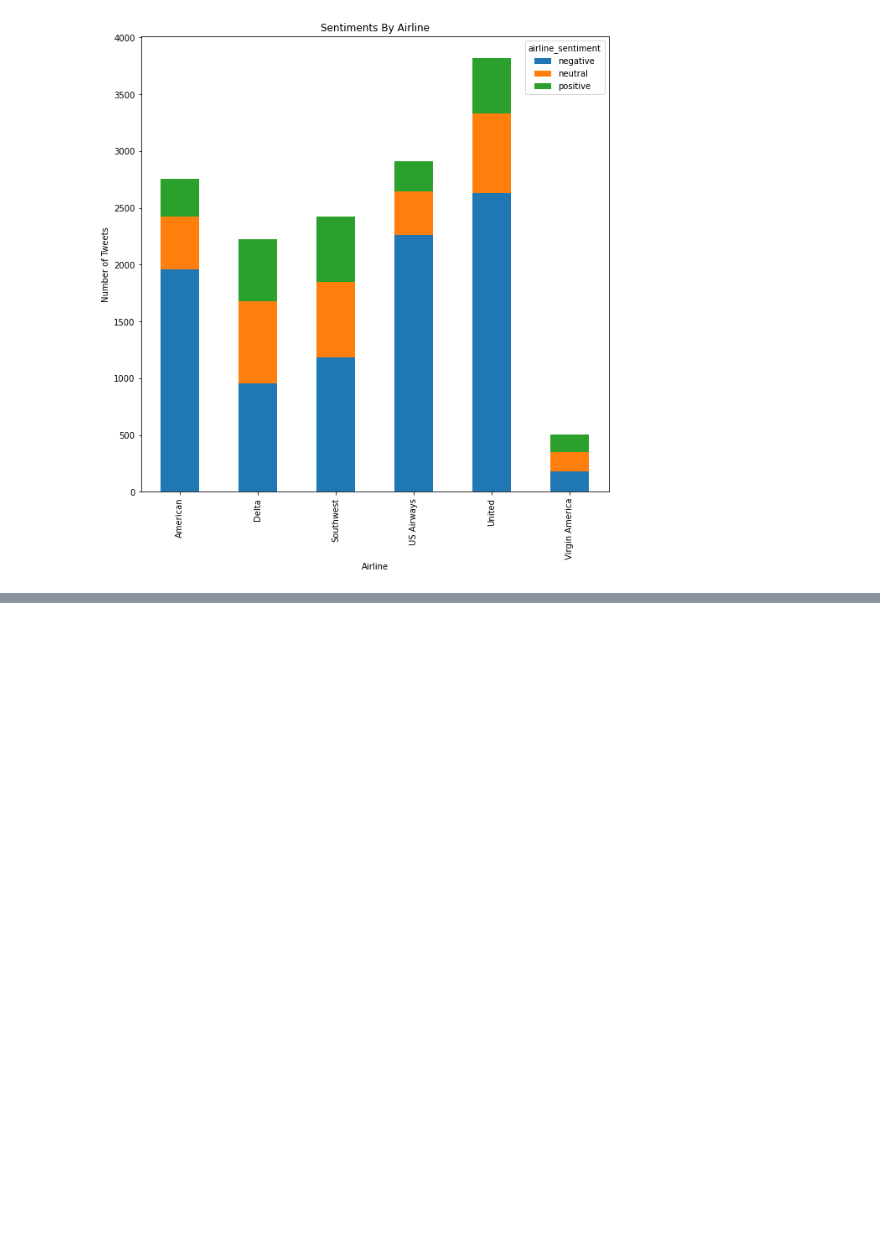
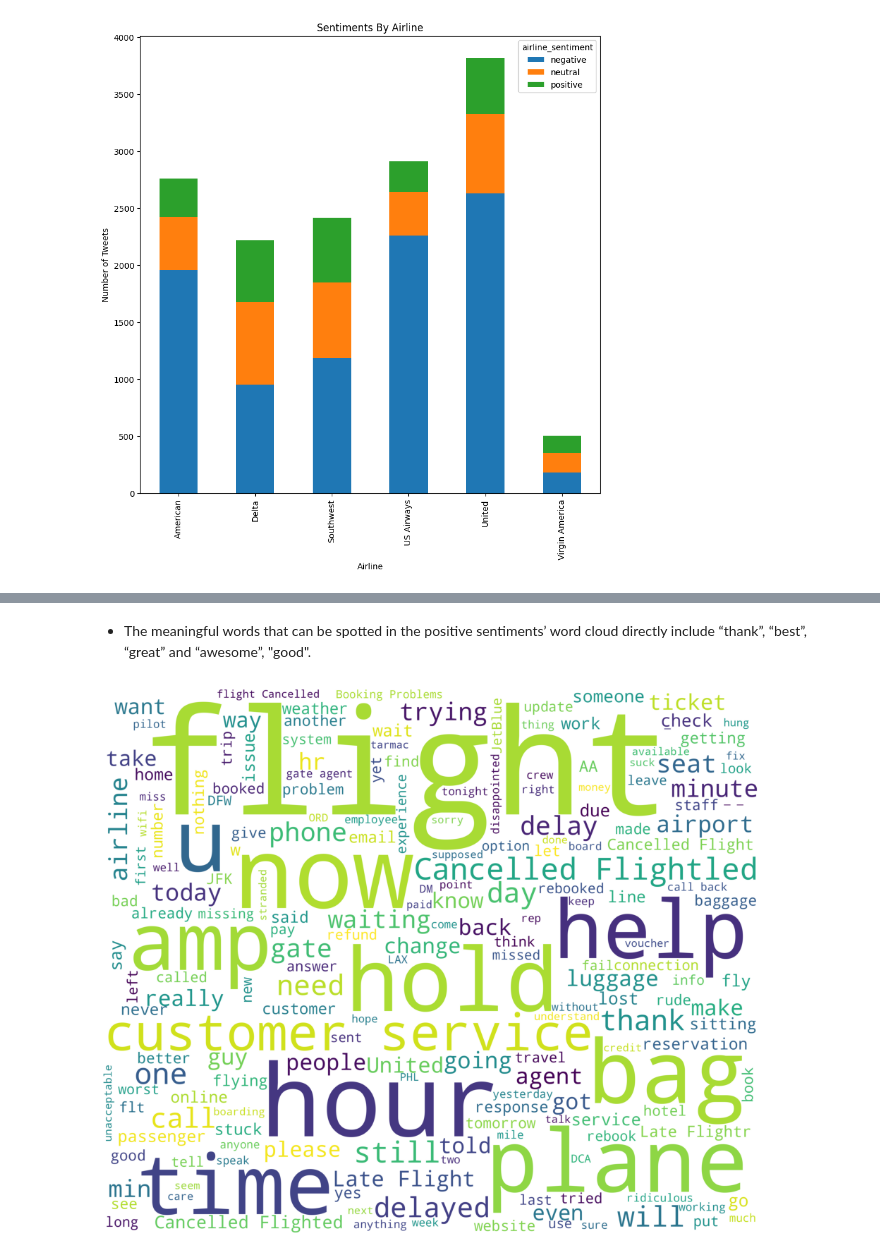
Before and after one commit to Igecha-Samuel/Airline-Twitter-Sentiment-Analysis, a Jupyter notebook: Airline Twitter Sentiment.ipynb, the cells around one changed output, grey strips where cells are left out. Saved outputs shown, nothing was run; the diff lists cells and outputs as text; code cells hidden in the pictures; blank space fills up the shorter version.

```diff
--- a/Airline Twitter Sentiment.ipynb
+++ b/Airline Twitter Sentiment.ipynb
@@ -194,0 +241,14 @@ fig.show()
+# %% [markdown]
+- The meaningful words that can be spotted in the positive sentiments’ word cloud directly include “thank”, “best”, “great” and “awesome”, "good".
+# %%
+new_df = df[df["airline_sentiment"] == "negative"]
+words = " ".join(new_df["text"])
+cleaned_word = " ".join([word for word in words.split() if "http" not in word and not word.startswith("@") and word != "RT"])
+wordcloud = WordCloud(stopwords = STOPWORDS,
+                     background_color = "white", width = 3000, height = 2500).generate(cleaned_word)
+plt.figure(figsize = (12, 12))
+plt.imshow(wordcloud)
+plt.axis("off")
+plt.show()
+# %% [output]
+[figure, added]
```
Also changed, not shown: parts of 19 cells of this notebook.
